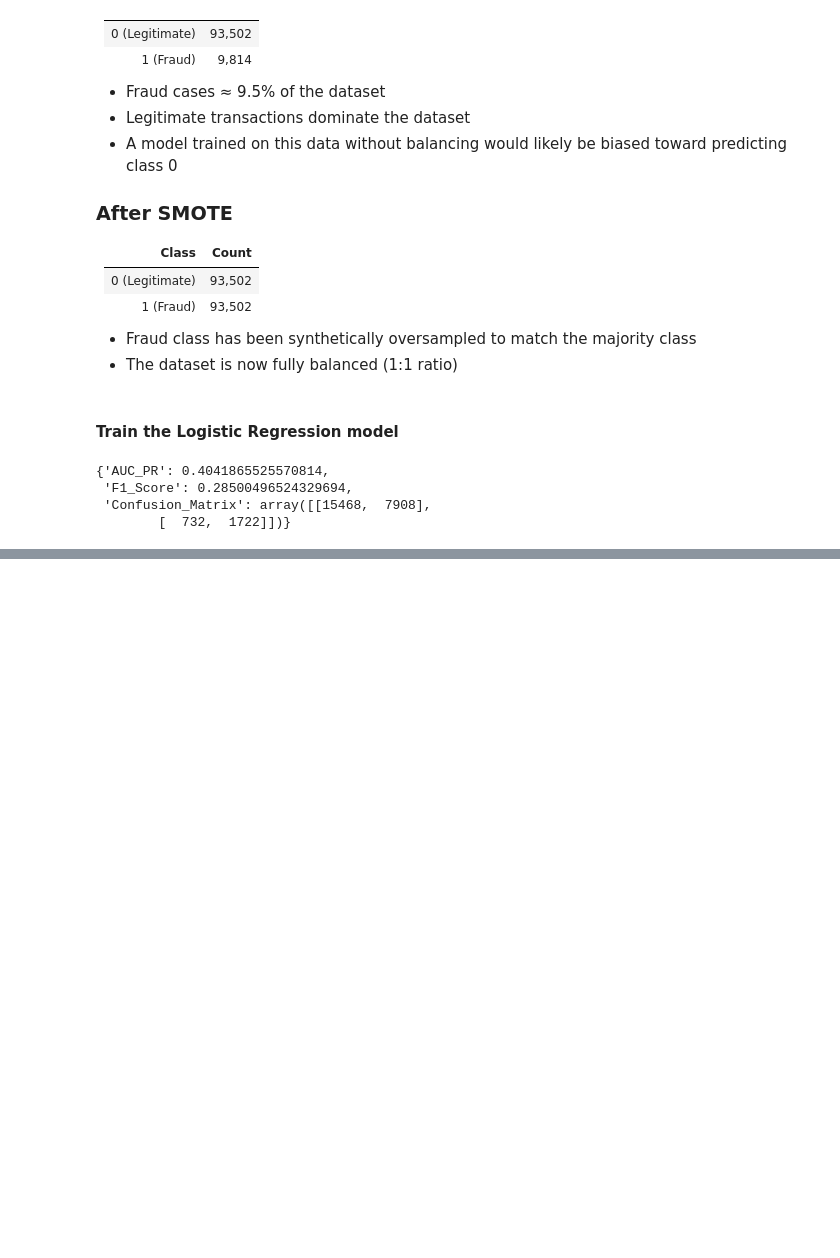
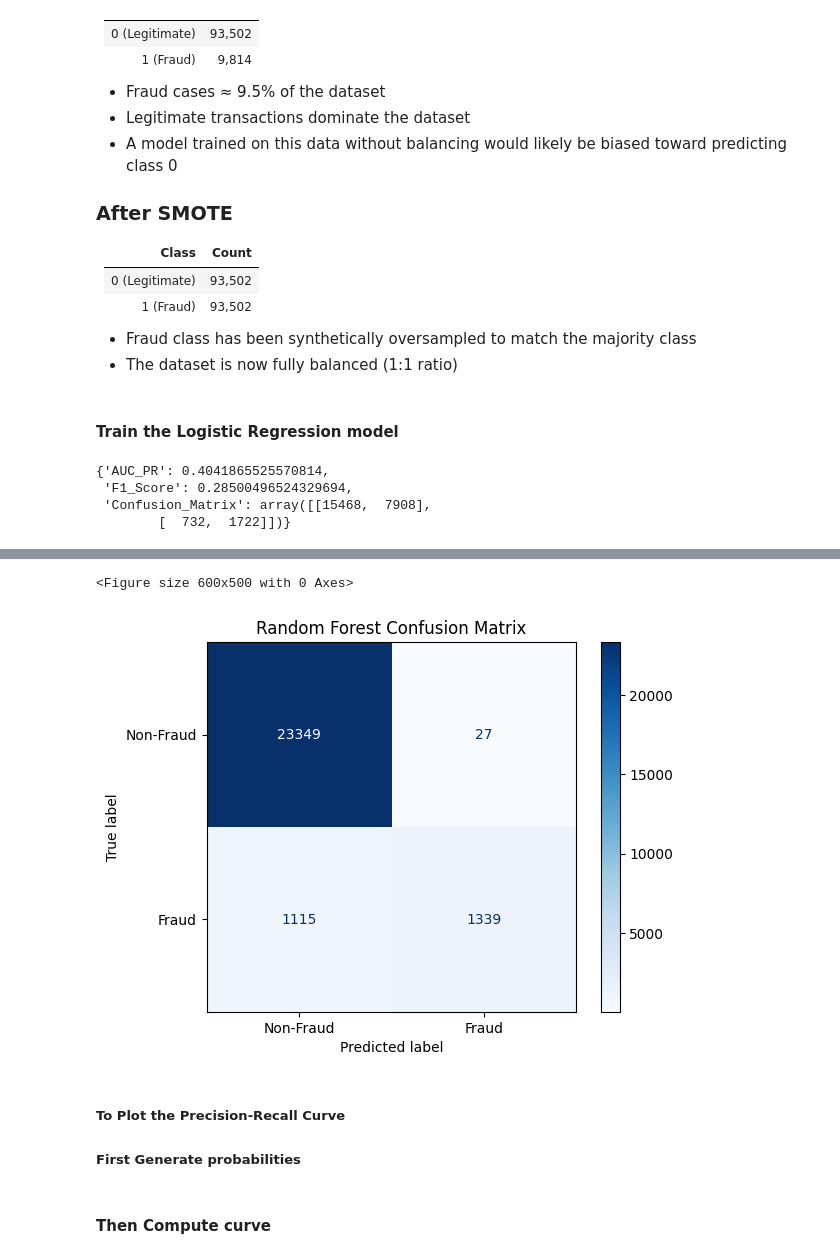
Before and after one commit to yenguandroid/fraud-detection, a Jupyter notebook: notebooks/modeling.ipynb, the cells around one changed output, grey strips where cells are left out. Drawn from its saved outputs; the diff is of its cells as text; code cells hidden in the pictures; blank space fills up the shorter version.

```diff
--- a/notebooks/modeling.ipynb
+++ b/notebooks/modeling.ipynb
@@ -289,0 +293,13 @@ it is correct only about 18% of the time. Indicates many false alarms.
+# %%
+rf_model = train_random_forest(
+    X_train_balanced,
+    y_train_balanced
+)
+
+rf_results = evaluate_model(
+    rf_model,
+    X_test_processed,
+    y_test
+)
+
+rf_results
@@ -289,0 +397,27 @@ it is correct only about 18% of the time. Indicates many false alarms.
+# %%
+from sklearn.metrics import ConfusionMatrixDisplay
+import matplotlib.pyplot as plt
+
+cm = rf_results["Confusion_Matrix"]
+
+plt.figure(figsize=(6,5))
+
+disp = ConfusionMatrixDisplay(
+    confusion_matrix=cm,
+    display_labels=["Non-Fraud", "Fraud"]
+)
+
+disp.plot(
+    cmap="Blues",
+    values_format="d"
+)
+
+plt.title("Random Forest Confusion Matrix")
+
+plt.show()
+# %% [output]
+<Figure size 600x500 with 0 Axes>
+[figure, added]
+# %% [markdown]
+##### To Plot the Precision-Recall Curve
+##### First Generate probabilities
@@ -289,0 +428,2 @@ it is correct only about 18% of the time. Indicates many false alarms.
+# %% [markdown]
+#### Then Compute curve
```
Also changed, not shown: parts of 60 cells of this notebook, 1 other file.
